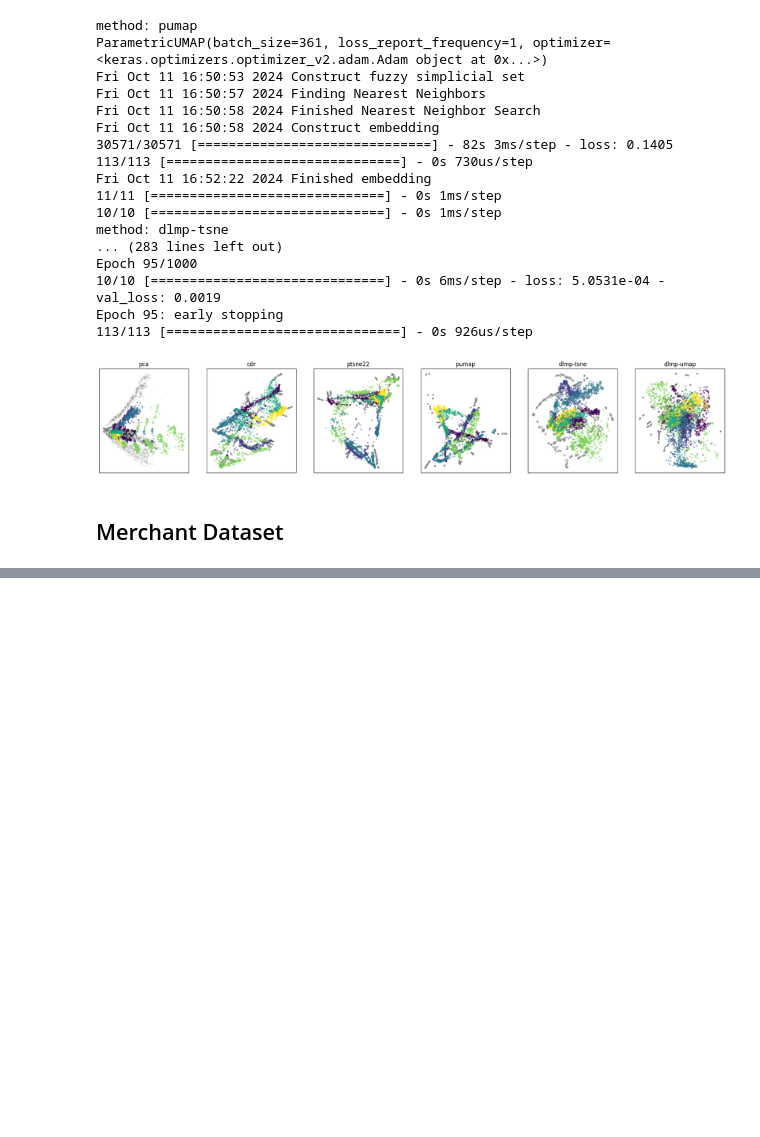
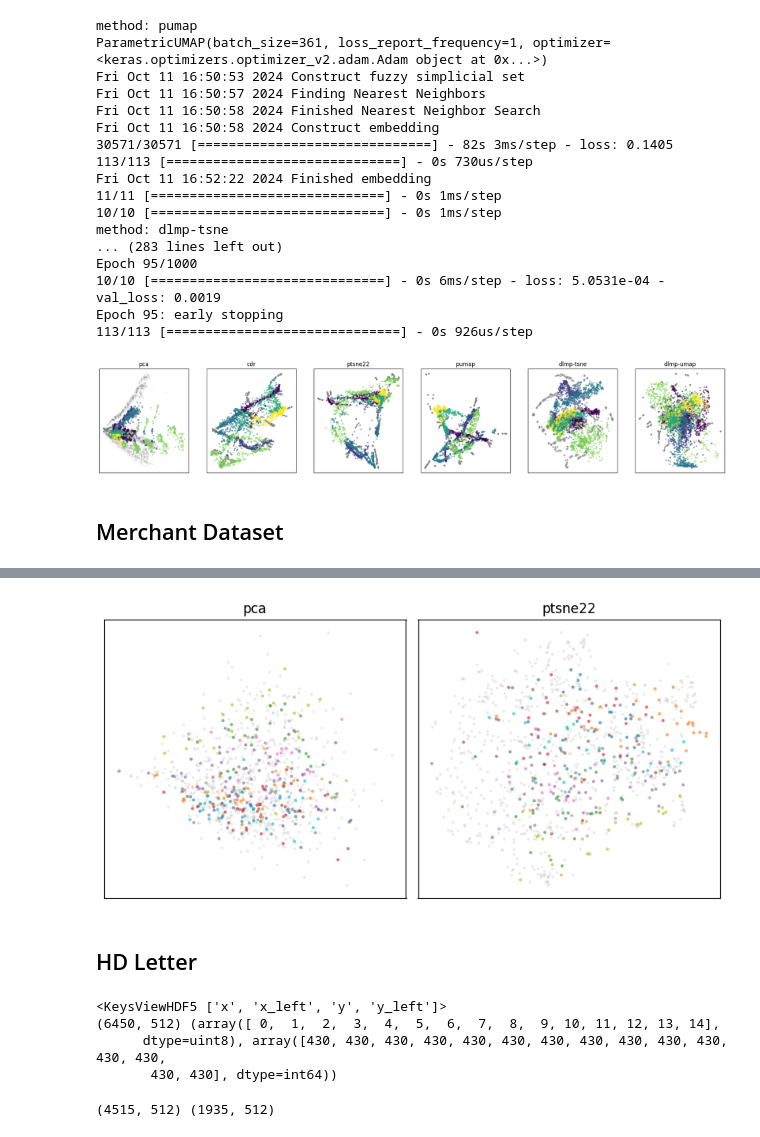
Before and after one commit to Kpure1000/OOS-DR-Benchmark, a Jupyter notebook: gen_truth.ipynb, the cells around one changed output, grey strips where cells are left out. Drawn from its saved outputs; the diff is of its cells as text; code cells hidden in the pictures; blank space fills up the shorter version.

```diff
--- a/gen_truth.ipynb
+++ b/gen_truth.ipynb
@@ -1188,0 +1436,5 @@ for i, (ptrain, ptest) in enumerate(projects):
+# %%
+from sklearn.model_selection import train_test_split
+X_train, X_test, y_train, y_test = train_test_split(X, y, train_size=0.7, random_state=0, stratify=y)
+print(X_train.shape, X_test.shape)
+save_dataset(f'datasets/truth/fmd_{X.shape[0]}.h5', X_train, X_test, y_train, y_test)
@@ -1188,0 +1443,14 @@ for i, (ptrain, ptest) in enumerate(projects):
+# %%
+from methods.methods import Methods
+from utils import plot_projection
+
+methods_name=['pca', 'ptsne22']
+
+methods = Methods(gpu_accel=True)
+projects=[]
+for method in methods_name:
+    m = methods.get(method)
+    m.fit(X_train)
+    ptrain = m.transform(X_train)
+    ptest = m.transform_oos(X_test)
+    projects.append((ptrain, ptest))
@@ -1188,0 +1460,29 @@ for i, (ptrain, ptest) in enumerate(projects):
+# %%
+plot_projection(projects=projects, titles=methods_name, y_train=y_train, y_test=y_test, train_labeled=False, save_path='imgs/fmd.png')
+# %% [output]
+[figure, added]
+# %% [markdown]
+## HD Letter
+# %%
+from utils import *
+import h5py as h5
+import numpy as np
+
+with h5.File('org_datasets/letter/hdletters.h5','r') as f:
+    print(f.keys())
+    X=f["x"][:]
+    y=f["y"][:].astype(np.uint8)
+
+    print(X.shape, np.unique(y, return_counts=True))
+# %% [output]
+<KeysViewHDF5 ['x', 'x_left', 'y', 'y_left']>
+(6450, 512) (array([ 0,  1,  2,  3,  4,  5,  6,  7,  8,  9, 10, 11, 12, 13, 14],
+      dtype=uint8), array([430, 430, 430, 430, 430, 430, 430, 430, 430, 430, 430, 430, 430,
+       430, 430], dtype=int64))
+# %%
+from sklearn.model_selection import train_test_split
+X_train, X_test, y_train, y_test = train_test_split(X, y, train_size=0.7, random_state=0, stratify=y)
+print(X_train.shape, X_test.shape)
+save_dataset(f'datasets/truth/letter_{X.shape[0]}.h5', X_train, X_test, y_train, y_test)
+# %% [output]
+(4515, 512) (1935, 512)
```
Also changed, not shown: parts of 36 cells of this notebook, 2 other files.
